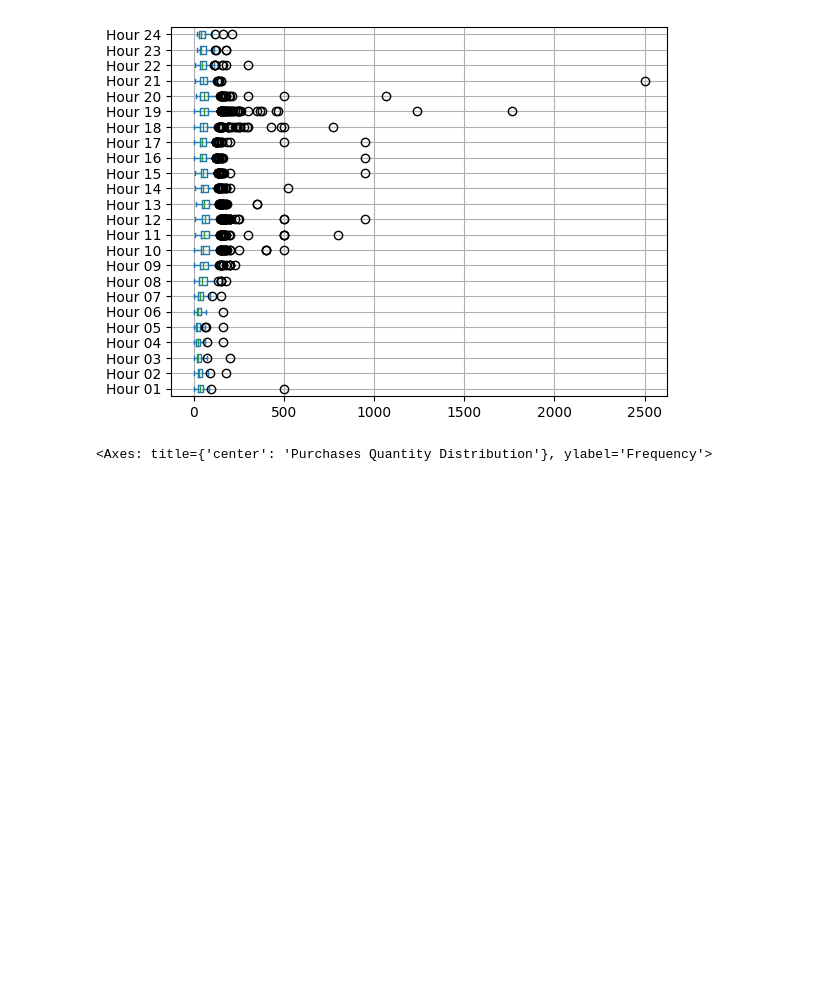
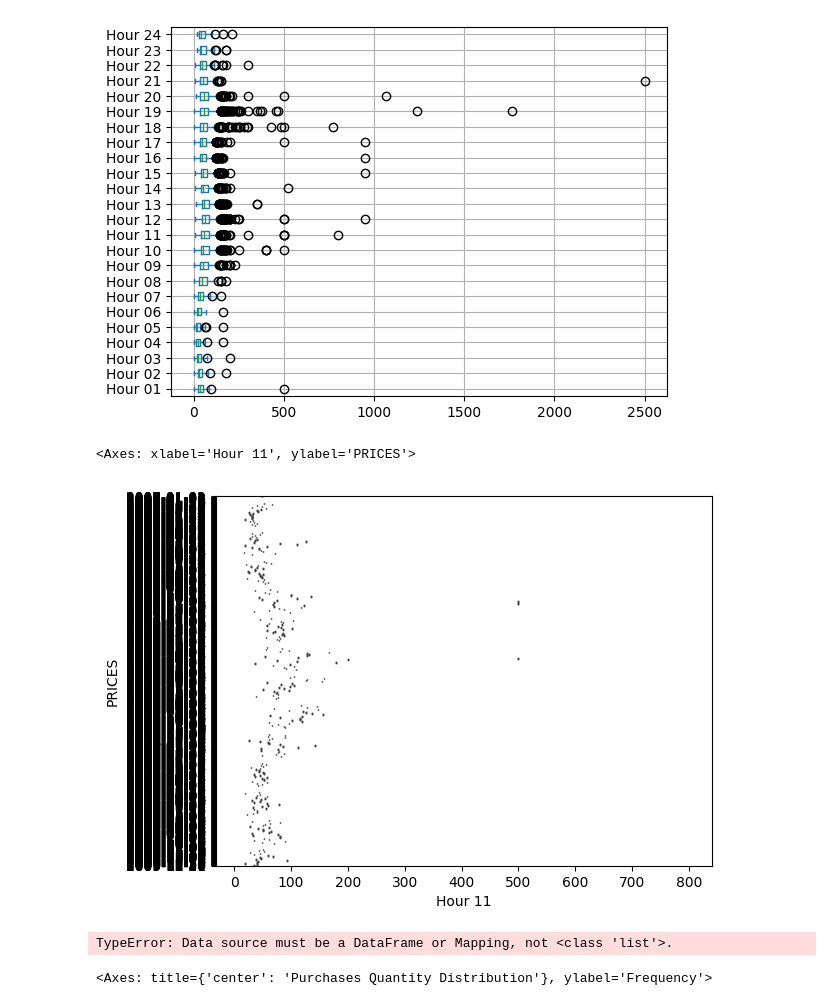
Before and after one commit to sebasaguerre/Electricity-Grid-Optimization-with-RL-, a Jupyter notebook: eda_swasti.ipynb, the cells around one changed output. Saved outputs shown, nothing was run; the diff lists cells and outputs as text; code cells hidden in the pictures; blank space fills up the shorter version.

```diff
--- a/eda_swasti.ipynb
+++ b/eda_swasti.ipynb
@@ -68,6 +67,17 @@ plt.show
 # %% [output]
 <Axes: >
 [figure]
+# %%
+# sns.boxplot(data=df, x="PRICES", y="Hour 11", hue="Hour 02", palette="Set3")
+sns.boxplot(data=df, x="Hour 11", y="PRICES")
+# %% [output]
+<Axes: xlabel='Hour 11', ylabel='PRICES'>
+[figure, added]
+# %%
+hourly_columns = [col for col in df.columns if 'Hour' in col]
+sns.boxplot(data=df, x="PRICES", y="hourly_columns")
+# %% [output]
+TypeError: Data source must be a DataFrame or Mapping, not <class 'list'>.
 # %%
 df[['Hour 19']].plot.hist(bins = 20, title = 'Purchases Quantity Distribution')
 # %% [output]
```
Also changed, not shown: parts of 3 cells of this notebook, 7 other files.
